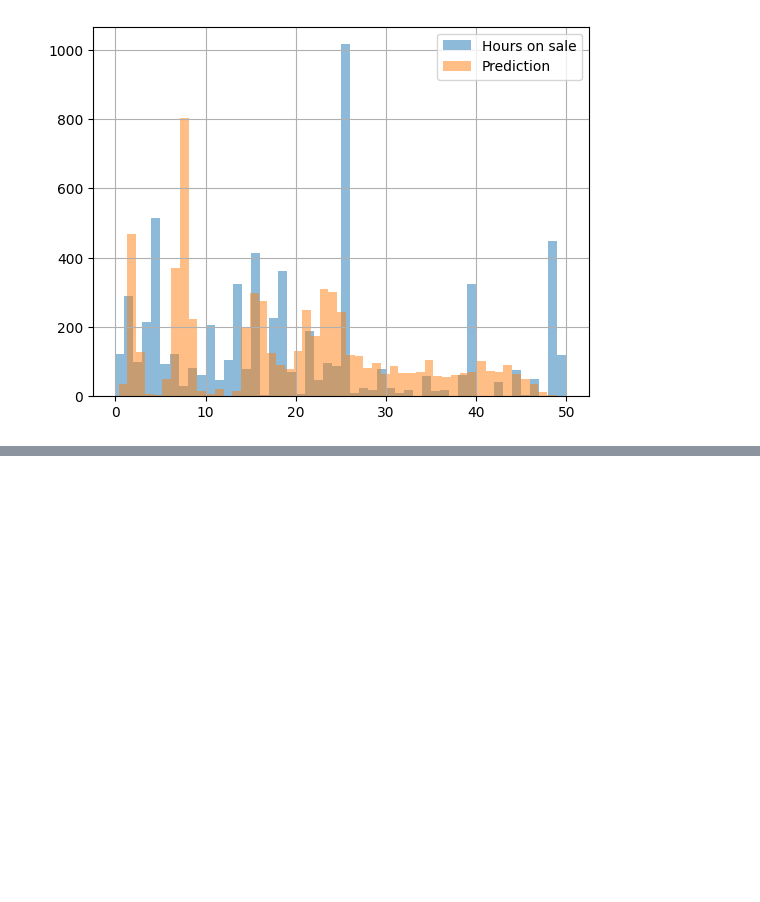
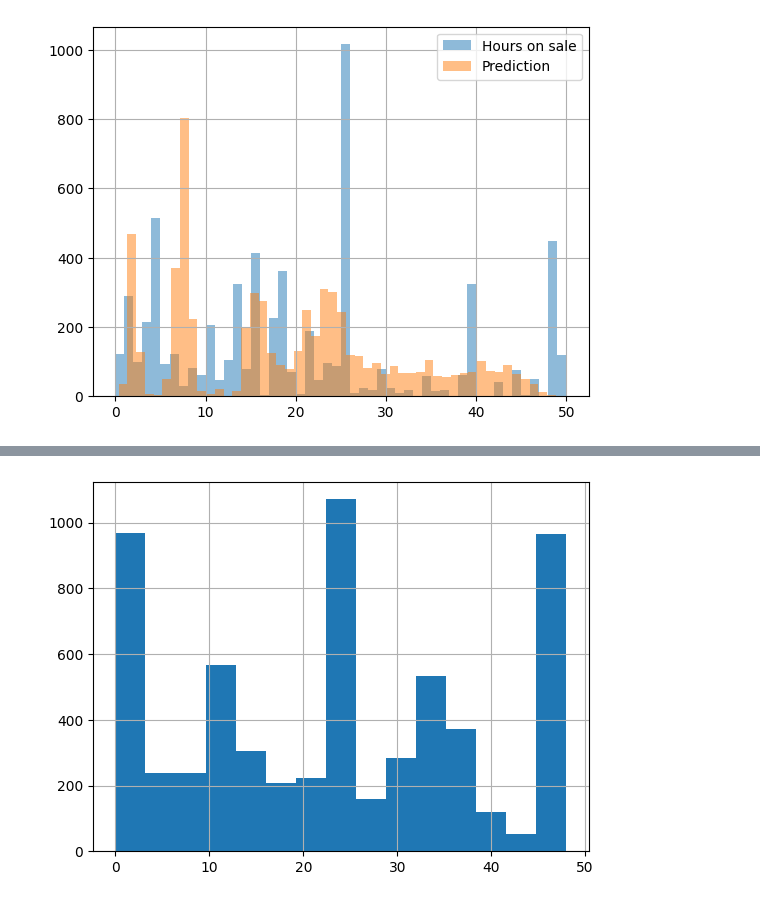
Before and after one commit to AngelUrq/auction_classic, a Jupyter notebook: notebooks/rnn_evaluation.ipynb, the cells around one changed output, grey strips where cells are left out. Saved outputs shown, nothing was run; the diff lists cells and outputs as text; code cells hidden in the pictures; blank space fills up the shorter version.

```diff
--- a/notebooks/rnn_evaluation.ipynb
+++ b/notebooks/rnn_evaluation.ipynb
@@ -247 +255,7 @@ plt.show()
+# %%
+plt.hist(df_error['hours_since_first_appearance'], bins=15)
+plt.grid()
+plt.show()
+# %% [output]
+[figure, added]
 # %%
```
Also changed, not shown: parts of 10 cells of this notebook, 4 other files.
